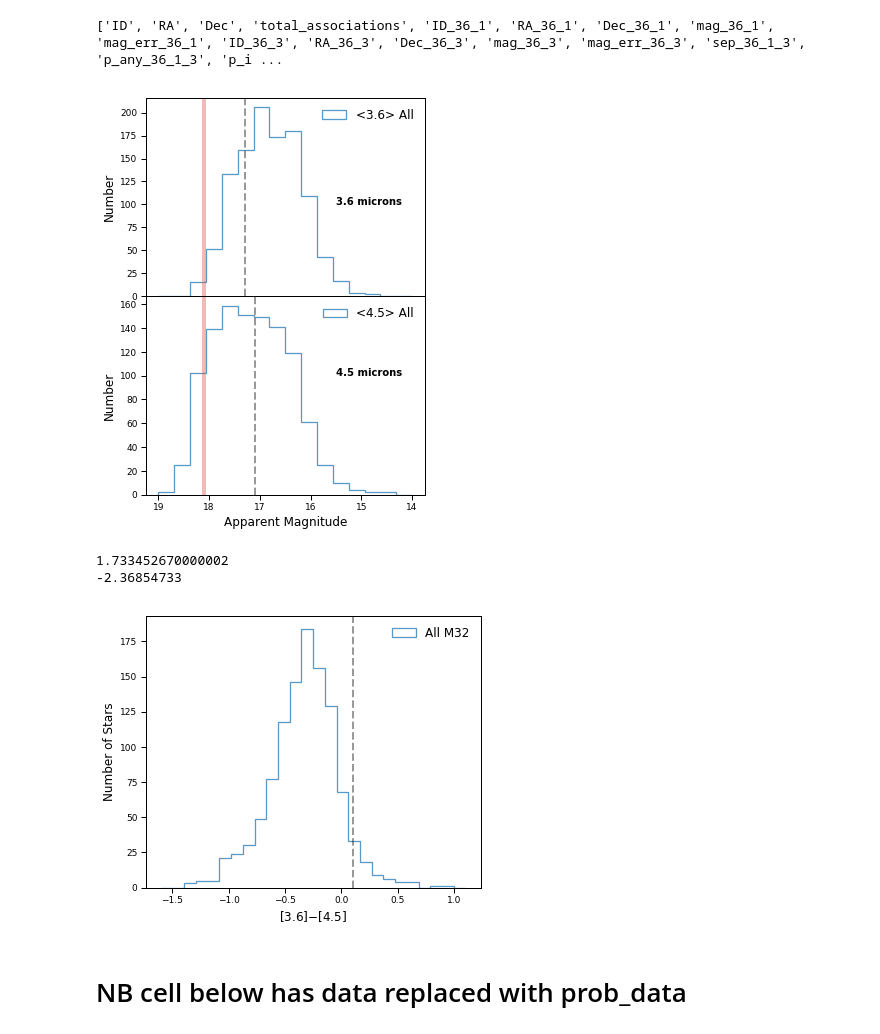
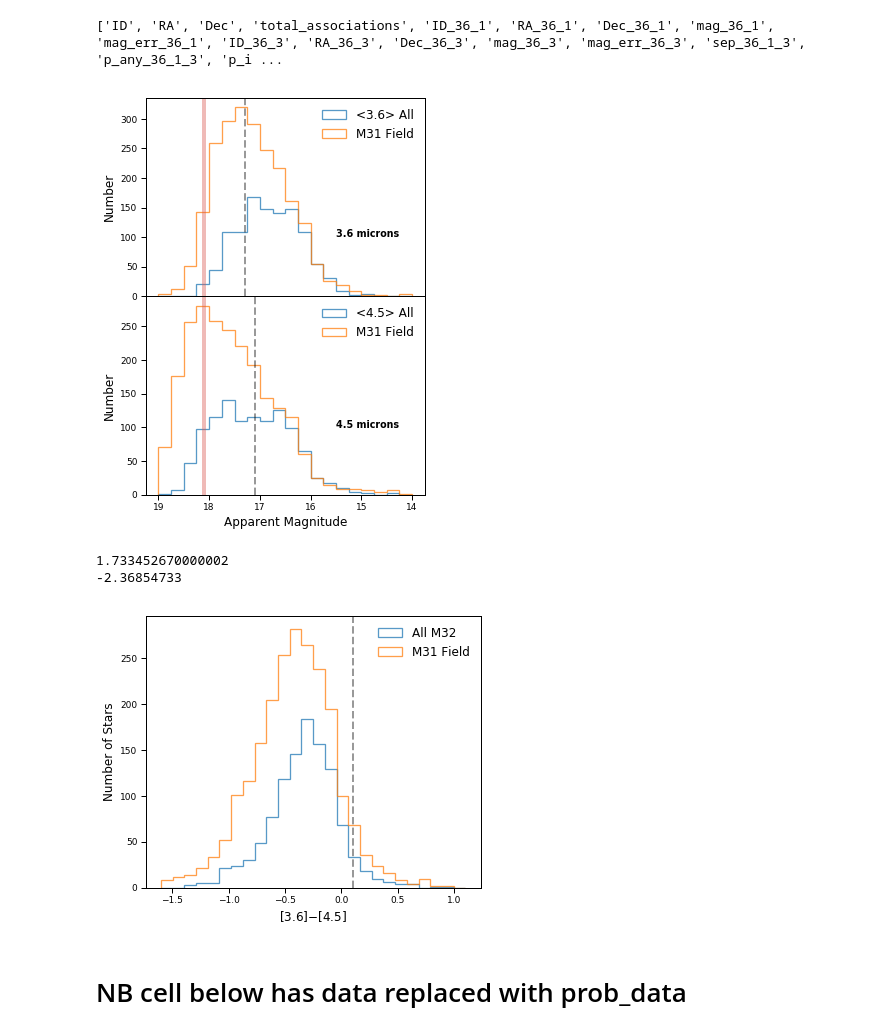
Before and after one commit to MichaelSharp7/M32, a Jupyter notebook: M32_CMD_CCD_clean.ipynb, the cells around one changed output. Drawn from its saved outputs; the diff is of its cells as text; code cells hidden in the pictures.

```diff
--- a/M32_CMD_CCD_clean.ipynb
+++ b/M32_CMD_CCD_clean.ipynb
@@ -456,6 +754,9 @@ fig, (ax1, ax2) = plt.subplots(ncols=1, nrows=2, sharex=True, figsize=(5, 10/1.3
 # Remove horizontal space between axes
 fig.subplots_adjust(hspace=0)
 
+# Read in background data to overplot
+bgd_file = 'good_bgd_data.csv'
+bgd_data = ascii.read(bgd_file, data_start=1)
 
 ############################################################################################################
 # Plot a ladder luminosity function of just the core region
@@ -463,12 +764,14 @@ fig.subplots_adjust(hspace=0)
 # Set up the bin spacing
 bw = stats.knuth_bin_width(data['mean_mag_36'])  # Determinal optimal bin size
 #bins = np.linspace(12, 20, 31)  # Bin start, end, number +1
-bins = np.linspace(14, 19, 17)  # Bin start, end, number +1
+bins = np.linspace(14, 19, 21)  # Bin start, end, number +1
 ############################################################################################################
 
 
 n, edg, patches = ax1.hist(data['mean_mag_36'], bins,  # facecolor='g', edgecolor='b',
                           lw=1.3, alpha=1.75, histtype='step', label="<3.6> All", ls="solid")
+n, edg, patches = ax1.hist(bgd_data['mag_36_0'], bins,  # facecolor='g', edgecolor='b',
+                          lw=1.3, alpha=1.75, histtype='step', label="M31 Field", ls="solid")
 
 #n, edg, patches = ax1.hist(colddata['[3.6]'], bins,  # facecolor='g', edgecolor='b',
 #                          lw=1.3, alpha=1.75, histtype='step', label="E0 [3.6]", ls="solid")
@@ -477,9 +780,6 @@ n, edg, patches = ax1.hist(data['mean_mag_36'], bins,  # facecolor='g', edgecolo
 ax1.set_ylabel("Number", fontsize=12)
 
 #ax1.set_ylim(0,170)
-
-#ax1.set_xlabel("Apparent Magnitude", fontsize=12)
-ax1.set_ylabel("Number", fontsize=12)
 
 #Add 80% Completness limit
 ax1.axvline(x=17.3, color=sns.xkcd_rgb["black"], linestyle='--', alpha=0.4, linewidth=2)
@@ -498,35 +798,37 @@ ax1.annotate("3.6 microns", [15.5, 100], horizontalalignment='left', size='mediu
 
 n, edg, patches = ax2.hist(data['mean_mag_45'], bins,  # facecolor='g', edgecolor='b',
                           lw=1.3, alpha=1.75, histtype='step', label="<4.5> All", ls="solid")
+n, edg, patches = ax2.hist(bgd_data['mag_45_0'], bins,  # facecolor='g', edgecolor='b',
+                          lw=1.3, alpha=1.75, histtype='step', label="M31 Field", ls="solid")
 
 #n, edg, patches = ax2.hist(colddata['[4.5]'], bins,  # facecolor='g', edgecolor='b',
 #                         lw=1.3, alpha=1.75, histtype='step', label="E0 [4.5]", ls="solid")
 
 ax2.set_xlabel("Apparent Magnitude", fontsize=12)
 ax2.set_ylabel("Number", fontsize=12)
-#ax2.set_ylim(0,170)
+#ax2.set_ylim(0,169)
 
 #Add 80% Completness limit
 ax2.axvline(x=17.1, color=sns.xkcd_rgb["black"], linestyle='--', alpha=0.4, linewidth=2)
 
 #Add TRGB
 ax2.axvline(x=-6.3+24.4, color=sns.xkcd_rgb["pale red"], linestyle='-', alpha=0.4, linewidth=4)
 
 #Set legend
 ax2.legend(loc=0, frameon=False, scatterpoints=1, numpoints=1, markerscale=9.)
 
 # Add wavlength to the panel
 ax2.annotate("4.5 microns", [15.5, 100], horizontalalignment='left', size='medium', color='black',weight='bold')
 
 
 plt.gca().invert_xaxis()    # flip the x-axis
 
 #plt.savefig("bla.pdf", bbox_inches='tight')
 #plt.tight_layout()
 plt.show()
 plt.close()
 # %% [output]
-[figure, old version]
+[figure, new version]
 # %%
 print(np.max(data['mean_mag_36']-data['mean_mag_45']))
 print(np.min(data['mean_mag_36']-data['mean_mag_45']))
@@ -562,6 +864,8 @@ bins = np.linspace(-1.6, 1.1, 27)  # Bin start, end, number +1
 
 n, edg, patches = ax1.hist(data['mean_mag_36']-data['mean_mag_45'], bins,  # facecolor='g', edgecolor='b',
                           lw=1.3, alpha=1.75, histtype='step', label="All M32", ls="solid")
+n, edg, patches = ax1.hist(bgd_data['mag_36_0']-bgd_data['mag_45_0'], bins,  # facecolor='g', edgecolor='b',
+                          lw=1.3, alpha=1.75, histtype='step', label="M31 Field", ls="solid")
 
 #n, edg, patches = ax1.hist(colddata['[3.6]'], bins,  # facecolor='g', edgecolor='b',
 #                          lw=1.3, alpha=1.75, histtype='step', label="E0 [3.6]", ls="solid")
@@ -580,7 +884,7 @@ ax1.legend(loc=0, frameon=False, scatterpoints=1, numpoints=1, markerscale=9.)
 plt.show()
 plt.close()
 # %% [output]
-[figure, old version]
+[figure, new version]
 # %% [markdown]
 # NB cell below has data replaced with prob_data
 # %%
```
Also changed, not shown: parts of 12 cells of this notebook, 1 other file.
